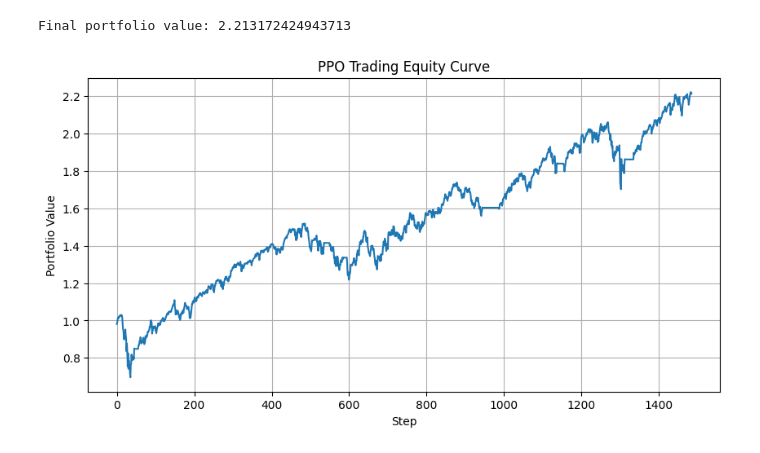
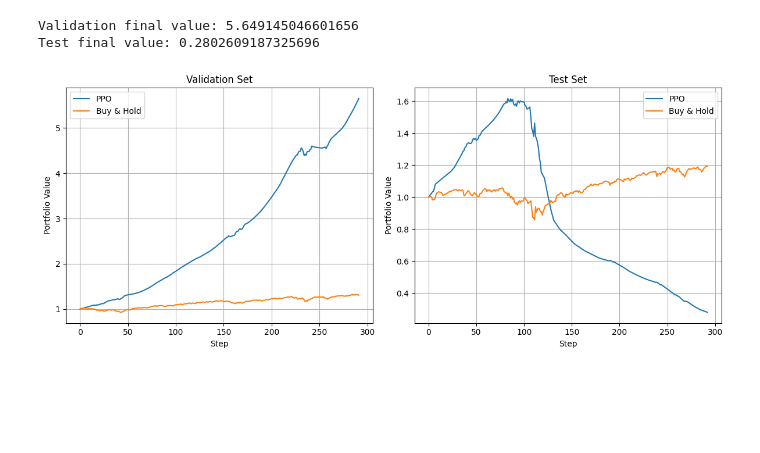
Before and after one commit to iiinkston/Multi-agent_financial_advisor, a Jupyter notebook: knowledge/RL_Trading_Environment.ipynb, the cells around one changed output. Saved outputs shown, nothing was run; the diff lists cells and outputs as text; code cells hidden in the pictures; blank space fills up the shorter version.

```diff
--- a/knowledge/RL_Trading_Environment.ipynb
+++ b/knowledge/RL_Trading_Environment.ipynb
@@ -467,37 +641,80 @@ Training finished.
 # %%
 import matplotlib.pyplot as plt
 import numpy as np
 
-obs = env.reset()
+# ======================================
+# Backtest function for normal Gym env
+# ======================================
+def run_backtest(env, model):
+    obs, info = env.reset()
+    done = False
 
-portfolio_values = []
-done = False
+    portfolio_values = [info["portfolio_value"]]
 
-while not done:
+    while not done:
+        action, _ = model.predict(obs, deterministic=True)
 
-    # PPO prediction
-    action, _ = model.predict(obs, deterministic=True)
+        obs, reward, terminated, truncated, info = env.step(action)
+        done = terminated or truncated
 
-    obs, rewards, dones, infos = env.step(action)
+        portfolio_values.append(info["portfolio_value"])
 
-    # VecEnv returns arrays
-    done = dones[0]
+    return np.array(portfolio_values)
 
-    portfolio_value = infos[0]["portfolio_value"]
-    portfolio_values.append(portfolio_value)
 
-print("Final portfolio value:", portfolio_values[-1])
+# ======================================
+# Run PPO backtest
+# ======================================
+val_equity = run_backtest(env_val, model)
+test_equity = run_backtest(env_test, model)
 
-# Plot equity curve
-plt.figure(figsize=(10,5))
-plt.plot(portfolio_values)
-plt.title("PPO Trading Equity Curve")
+print("Validation final value:", val_equity[-1])
+print("Test final value:", test_equity[-1])
+
+
+# ======================================
+# Buy & Hold baseline
+# ======================================
+def buy_hold_curve(df):
+    returns = df["raw_return_1d"].values
+    equity = [1.0]
+    for r in returns:
+        equity.append(equity[-1] * (1 + r))
+    return np.array(equity)
+
+
+bh_val = buy_hold_curve(df_us_val)
+bh_test = buy_hold_curve(df_us_test)
+
+
+# ======================================
+# Plot comparison
+# ======================================
+plt.figure(figsize=(12, 5))
+
+plt.subplot(1, 2, 1)
+plt.plot(val_equity, label="PPO")
+plt.plot(bh_val[:len(val_equity)], label="Buy & Hold")
+plt.title("Validation Set")
 plt.xlabel("Step")
 plt.ylabel("Portfolio Value")
+plt.legend()
 plt.grid(True)
+
+plt.subplot(1, 2, 2)
+plt.plot(test_equity, label="PPO")
+plt.plot(bh_test[:len(test_equity)], label="Buy & Hold")
+plt.title("Test Set")
+plt.xlabel("Step")
+plt.ylabel("Portfolio Value")
+plt.legend()
+plt.grid(True)
+
+plt.tight_layout()
 plt.show()
 # %% [output]
-Final portfolio value: 2.213172424943713
+Validation final value: 5.649145046601656
+Test final value: 0.2802609187325696
-[figure, old version]
+[figure, new version]
 # %%
 import numpy as np
```
Also changed, not shown: parts of 13 cells of this notebook, 11 other files.
